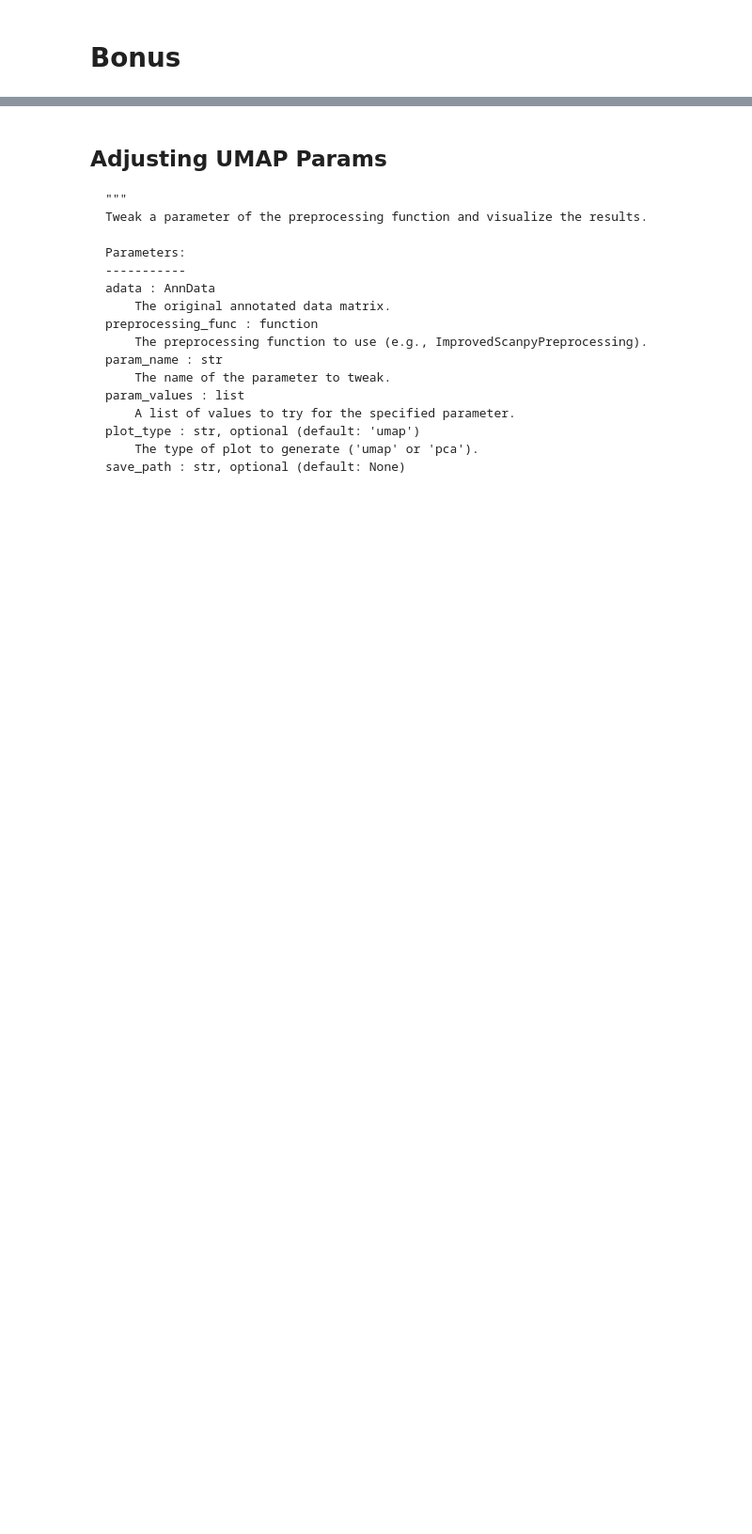
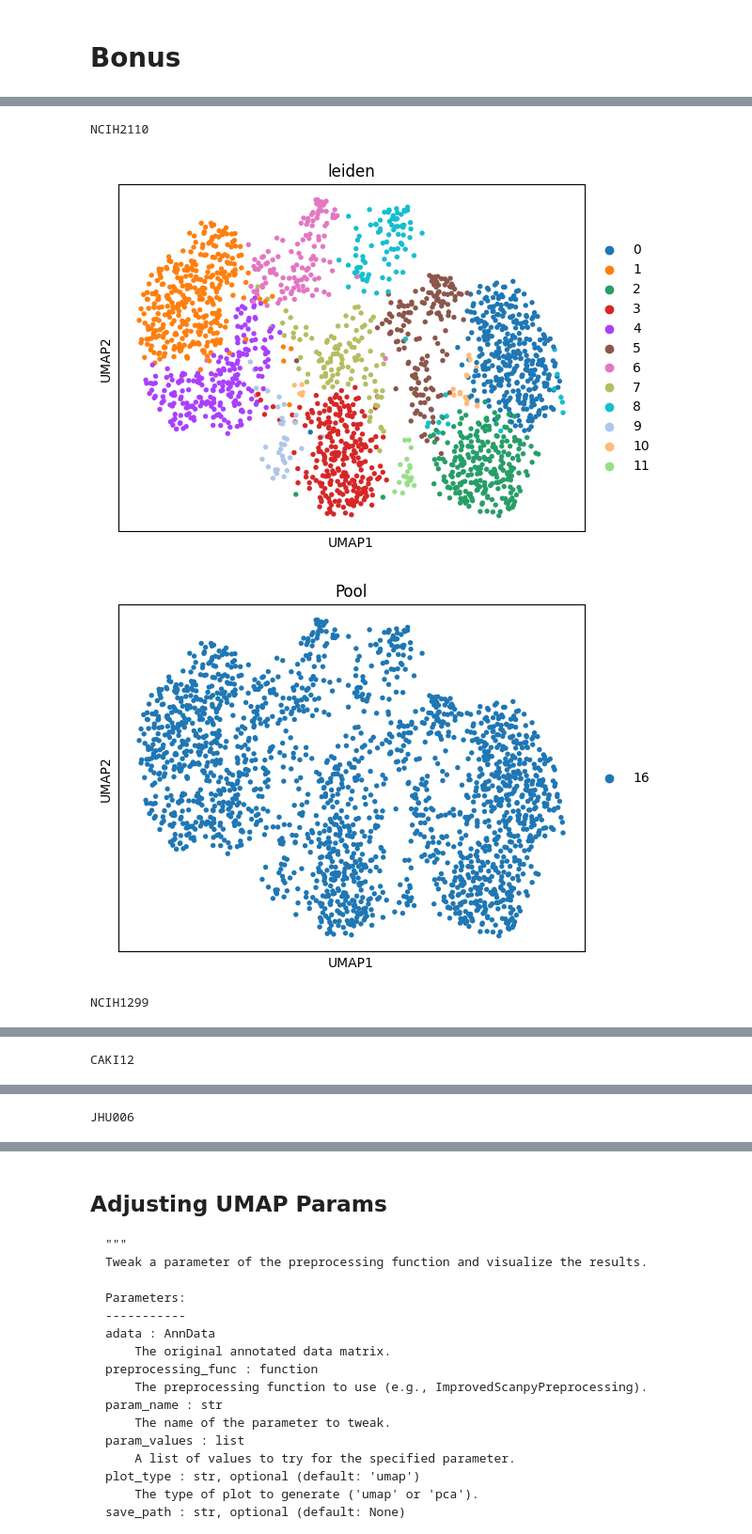
Before and after one commit to wuronald/F1L, a Jupyter notebook: Copy_of_240702_kinker_scanpy.ipynb, the cells around one changed output, grey strips where cells are left out. Shown at 94% size. Drawn from its saved outputs; the diff is of its cells as text; code cells hidden in the pictures; blank space fills up the shorter version.

Commit message:
figure 2b updated

```diff
--- a/Copy_of_240702_kinker_scanpy.ipynb
+++ b/Copy_of_240702_kinker_scanpy.ipynb
@@ -124,0 +150,34 @@ Here, I used a copy of the AnnData object, created 4 different subsets based on
+# %%
+# create 4 subsets of adata_copy based on the 4 cell lines shown in figure 2B
+# NCIH2110, NCIH1299, CAKI2, and JHU006
+adata_NCIH2110 = adata_copy[adata_copy.obs.CellLine.str.contains('NCIH2110')].copy()
+adata_NCIH1299 = adata_copy[adata_copy.obs.CellLine.str.contains('NCIH1299')].copy()
+adata_CAKI2 = adata_copy[adata_copy.obs.CellLine.str.contains('CAKI2')].copy()
+adata_JHU006 = adata_copy[adata_copy.obs.CellLine.str.contains('JHU006')].copy()
+# %%
+# run BasicScanpyPreprocessing on each cell line subset
+adata_NCIH2110 = BasicScanpyPreprocessing(adata_NCIH2110, n_top_genes=2000, n_neighbors=10, n_pcs=40, random_state=20)
+adata_NCIH1299 = BasicScanpyPreprocessing(adata_NCIH1299, n_top_genes=2000, n_neighbors=10, n_pcs=40, random_state=20)
+adata_CAKI2 = BasicScanpyPreprocessing(adata_CAKI2, n_top_genes=2000, n_neighbors=10, n_pcs=40, random_state=20)
+adata_JHU006 = BasicScanpyPreprocessing(adata_JHU006, n_top_genes=2000, n_neighbors=10, n_pcs=40, random_state=20)
+# %%
+print("NCIH2110")
+sc.pl.umap(adata_NCIH2110, color=['leiden']) # color by cancer type (indication)
+sc.pl.umap(adata_NCIH2110, color=['Pool']) # color by cancer type (indication)
+
+print("NCIH1299")
+sc.pl.umap(adata_NCIH1299, color=['leiden']) # color by cancer type (indication)
+sc.pl.umap(adata_NCIH1299, color=['Pool']) # color by cancer type (indication)
+
+print("CAKI12")
+sc.pl.umap(adata_CAKI2, color=['leiden']) # color by cancer type (indication)
+sc.pl.umap(adata_CAKI2, color=['Pool']) # color by cancer type (indication)
+
+print("JHU006")
+sc.pl.umap(adata_JHU006, color=['leiden']) # color by cancer type (indication)
+sc.pl.umap(adata_JHU006, color=['Pool']) # color by cancer type (indication)
+# %% [output]
+NCIH2110
+[figure, added]
+[figure, added]
+NCIH1299
@@ -124,0 +186 @@ Here, I used a copy of the AnnData object, created 4 different subsets based on
+CAKI12
@@ -124,0 +189 @@ Here, I used a copy of the AnnData object, created 4 different subsets based on
+JHU006
```
Also changed, not shown: parts of 12 cells of this notebook.
